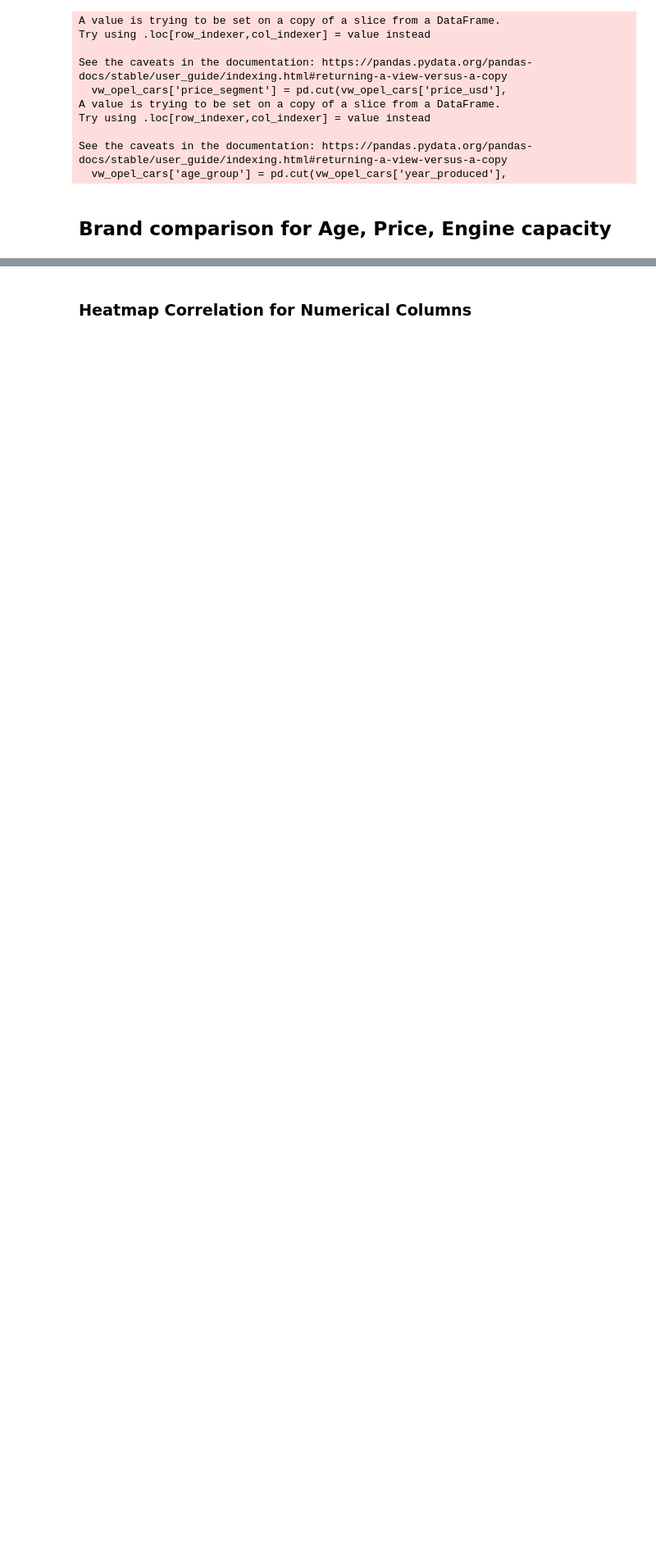
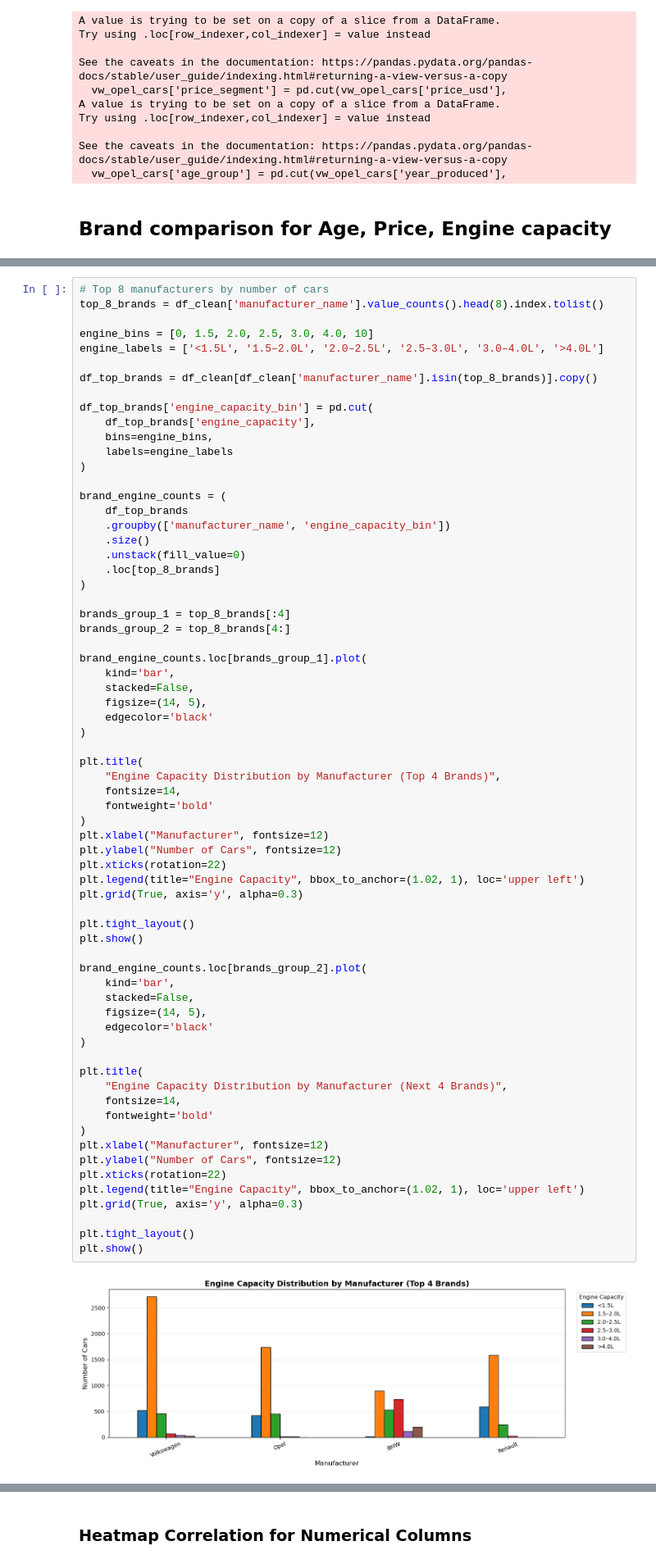
Before and after one commit to hafyze/Degree_FYP, a Jupyter notebook: notebooks/smart_car_system.ipynb, the cells around one changed output, grey strips where cells are left out. Shown at 82% size. Cells and saved outputs as stored; diff of their text form; blank space fills up the shorter version.

```diff
--- a/notebooks/smart_car_system.ipynb
+++ b/notebooks/smart_car_system.ipynb
@@ -904,0 +854,69 @@ See the caveats in the documentation: https://pandas.pydata.org/pandas-docs/stab
+# %%
+# Top 8 manufacturers by number of cars
+top_8_brands = df_clean['manufacturer_name'].value_counts().head(8).index.tolist()
+
+engine_bins = [0, 1.5, 2.0, 2.5, 3.0, 4.0, 10]
+engine_labels = ['<1.5L', '1.5–2.0L', '2.0–2.5L', '2.5–3.0L', '3.0–4.0L', '>4.0L']
+
+df_top_brands = df_clean[df_clean['manufacturer_name'].isin(top_8_brands)].copy()
+
+df_top_brands['engine_capacity_bin'] = pd.cut(
+    df_top_brands['engine_capacity'],
+    bins=engine_bins,
+    labels=engine_labels
+)
+
+brand_engine_counts = (
+    df_top_brands
+    .groupby(['manufacturer_name', 'engine_capacity_bin'])
+    .size()
+    .unstack(fill_value=0)
+    .loc[top_8_brands]
+)
+
+brands_group_1 = top_8_brands[:4]
+brands_group_2 = top_8_brands[4:]
+
+brand_engine_counts.loc[brands_group_1].plot(
+    kind='bar',
+    stacked=False,
+    figsize=(14, 5),
+    edgecolor='black'
+)
+
+plt.title(
+    "Engine Capacity Distribution by Manufacturer (Top 4 Brands)",
+    fontsize=14,
+    fontweight='bold'
+)
+plt.xlabel("Manufacturer", fontsize=12)
+plt.ylabel("Number of Cars", fontsize=12)
+plt.xticks(rotation=22)
+plt.legend(title="Engine Capacity", bbox_to_anchor=(1.02, 1), loc='upper left')
+plt.grid(True, axis='y', alpha=0.3)
+
+plt.tight_layout()
+plt.show()
+
+brand_engine_counts.loc[brands_group_2].plot(
+    kind='bar',
+    stacked=False,
+    figsize=(14, 5),
+    edgecolor='black'
+)
+
+plt.title(
+    "Engine Capacity Distribution by Manufacturer (Next 4 Brands)",
+    fontsize=14,
+    fontweight='bold'
+)
+plt.xlabel("Manufacturer", fontsize=12)
+plt.ylabel("Number of Cars", fontsize=12)
+plt.xticks(rotation=22)
+plt.legend(title="Engine Capacity", bbox_to_anchor=(1.02, 1), loc='upper left')
+plt.grid(True, axis='y', alpha=0.3)
+
+plt.tight_layout()
+plt.show()
+# %% [output]
+[figure, added]
```
Also changed, not shown: parts of 29 cells of this notebook, 7 other files.
